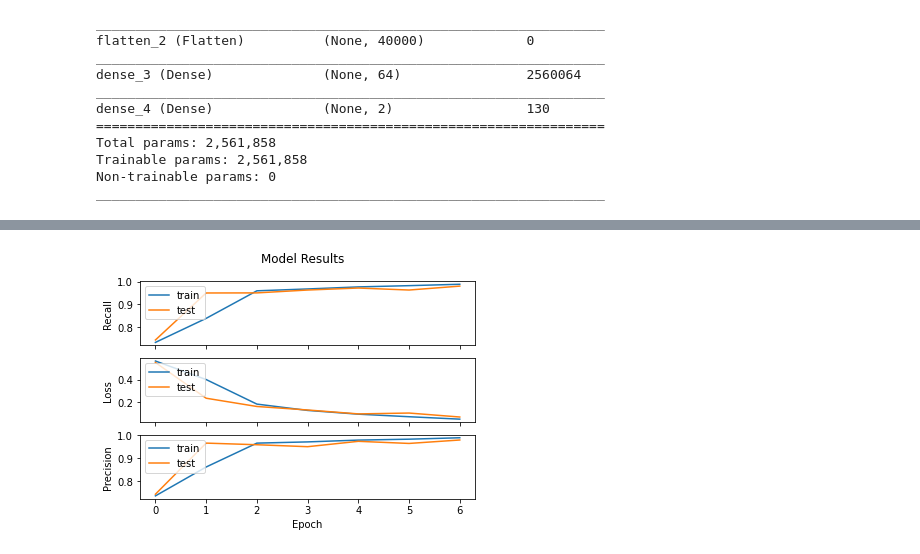
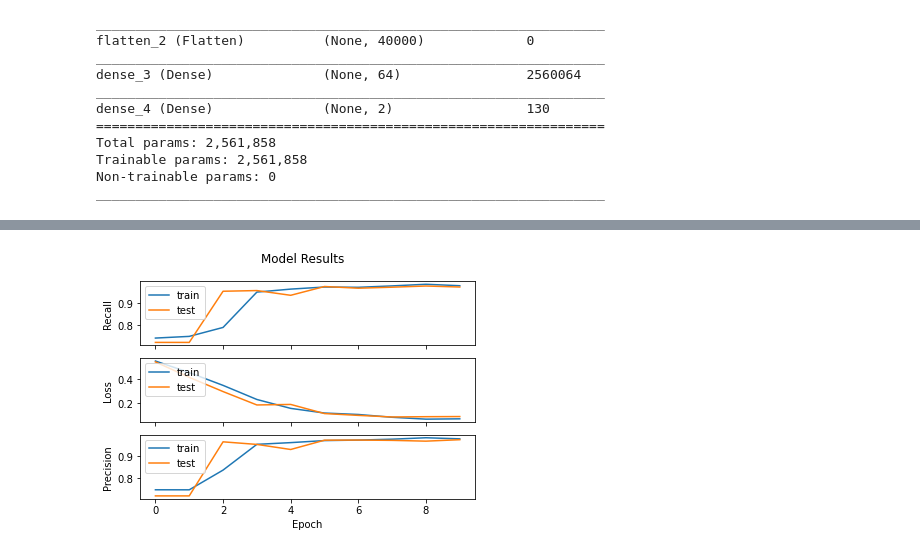
Before and after one commit to edgarbarr1/image-classification-neural-network, a Jupyter notebook: notebook/image-classification-notebook.ipynb, the cells around one changed output, grey strips where cells are left out. Drawn from its saved outputs; the diff is of its cells as text; code cells hidden in the pictures.

```diff
--- a/notebook/image-classification-notebook.ipynb
+++ b/notebook/image-classification-notebook.ipynb
@@ -338,9 +380,9 @@ start = time.time()
 history_model_3 = model_3.fit(X_train,
                               y_train,
                               batch_size= 32,
-                              epochs = 7,
+                              epochs = 10,
                              validation_data = (X_test, y_test))
 
 end = time.time()
-print(end - start)
+print('Minutes: {}'.format((end-start)/60))
 # %% [output]
@@ -363,7 +406,7 @@ Epoch 7/7
 # %%
-visualize_training_results(history_model_3, 4)
+visualize_training_results(history_model_3, 3)
 # %% [output]
-[figure, old version]
+[figure, new version]
 # %%
 model_4 = Sequential()
 model_4.add(Conv2D(128, kernel_size = 5, activation = 'relu', padding = 'same', input_shape = (100,100,1)))
```
Also changed, not shown: parts of 46 cells of this notebook.
